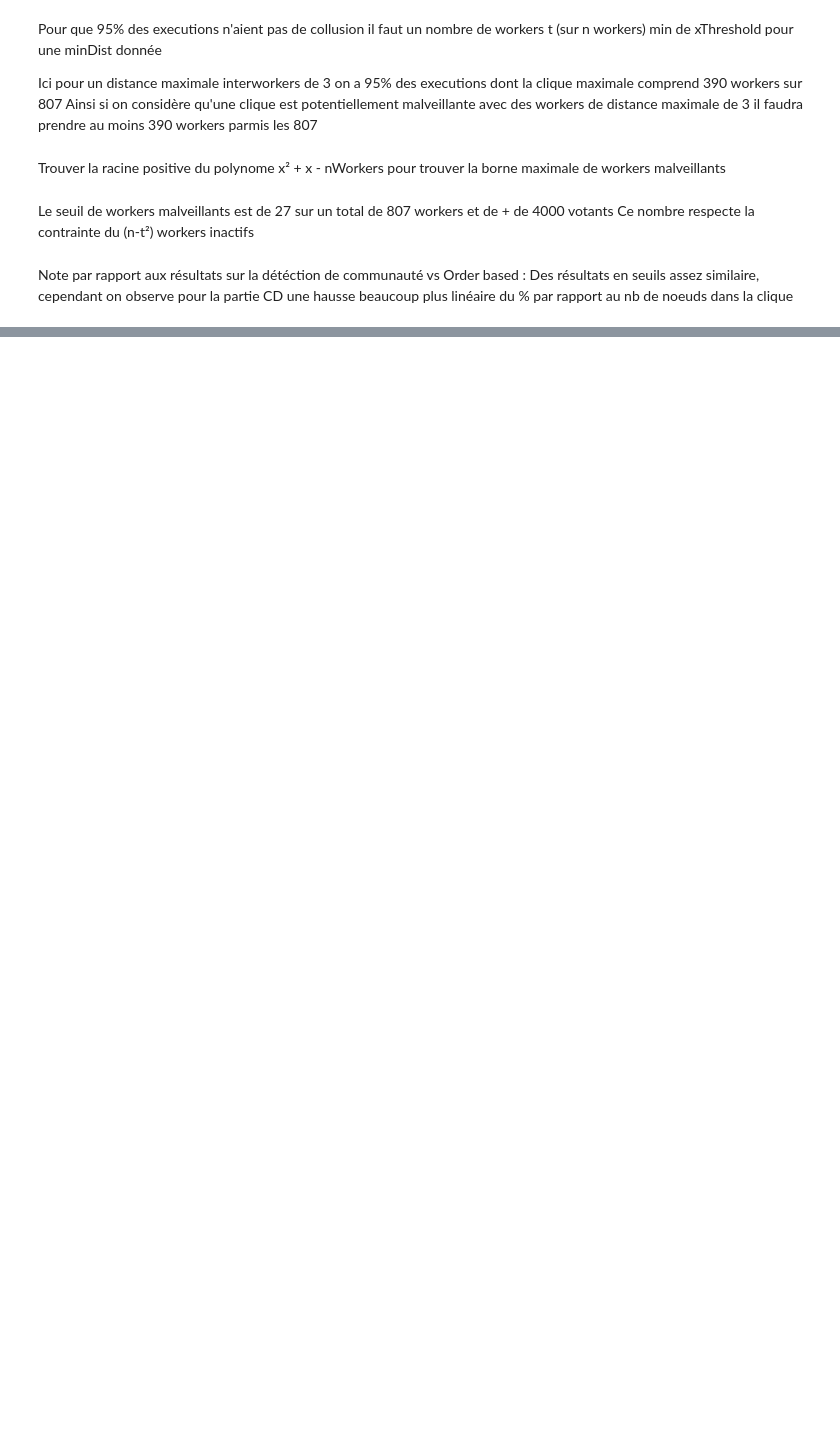
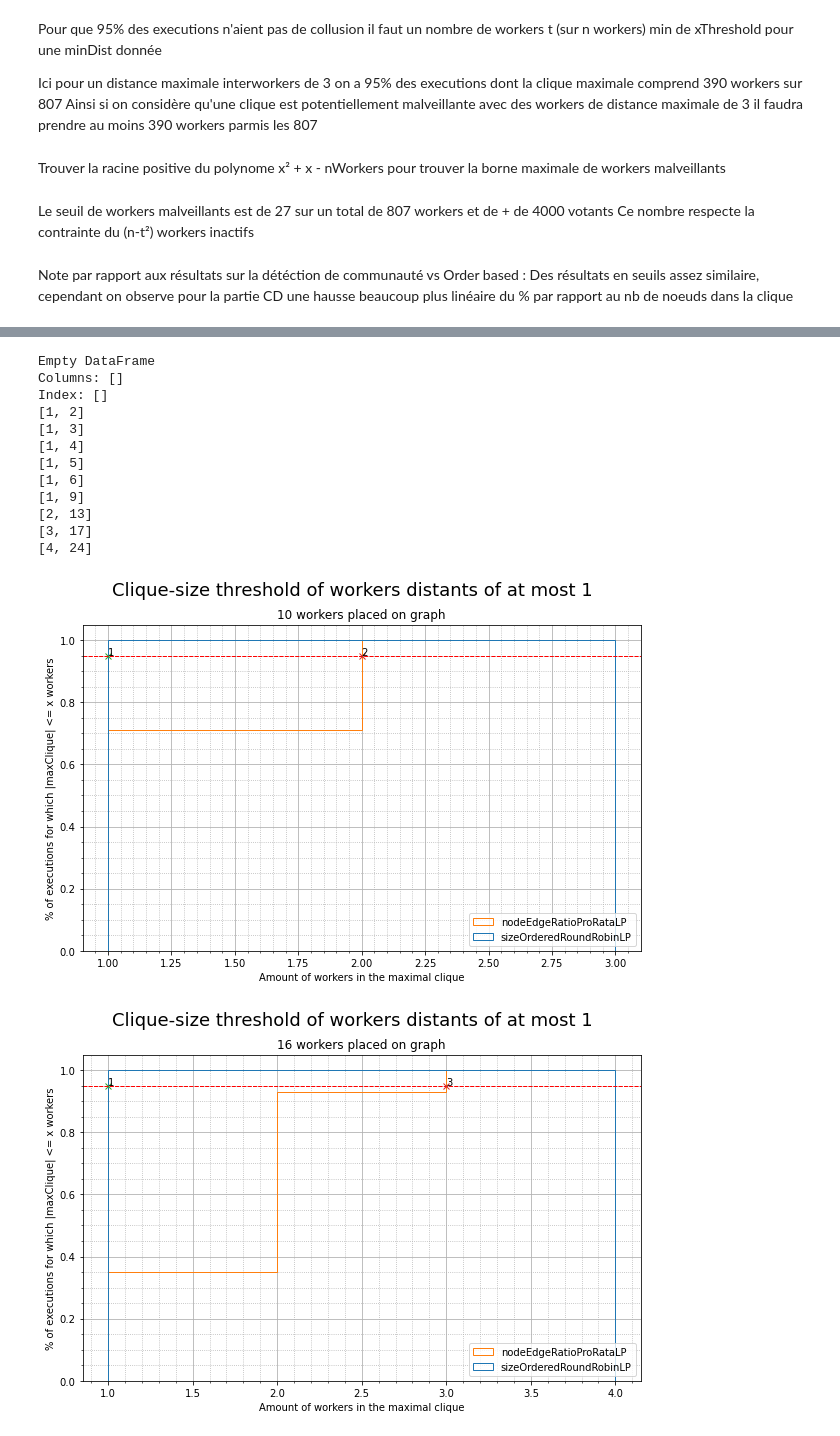
Before and after one commit to mbettinger/collusion-resistant-worker-set-selection, a Jupyter notebook: notebooks/experimentation_analysis.ipynb, the cells around one changed output, grey strips where cells are left out. Saved outputs shown, nothing was run; the diff lists cells and outputs as text; code cells hidden in the pictures; blank space fills up the shorter version.

```diff
--- a/notebooks/experimentation_analysis.ipynb
+++ b/notebooks/experimentation_analysis.ipynb
@@ -301,0 +323,69 @@ Note par rapport aux résultats sur la détéction de communauté vs Order based
+# %%
+
+df.head()
+df = df[[
+    'filename',
+    'nWorkers',
+    'voterSeed',
+    'comDet',
+    'assignment',
+    'withBoundary',
+    'distType',
+    'candidates',
+    'minDist'
+]]
+#print(df)
+cols = df.columns[:-2].tolist()
+maxCliquesPerWorkersandMethod=pd.DataFrame()
+print(maxCliquesPerWorkersandMethod)
+for nw in [10,16,43,70,114,186,304,495,807]:
+    conditions=[
+
+        df["voterSeed"].isin(["NA"])\
+            & df["withBoundary"].isin([True])\
+            & df["assignment"].isin(["sizeProRataWorkerAssignement"])\
+            & df["comDet"].isin(["community_multilevel"])\
+            & df["nWorkers"].isin([nw])\
+
+            ,
+            ~df["voterSeed"].isin(["NA"])\
+            & df["nWorkers"].isin([nw])\
+            & df["assignment"].isin(["generateArrangementNumber"])
+               ]
+    cliqueSizes=[]
+    for condition in conditions:
+        groupDf = df.where(condition).dropna().groupby(by=cols)[['candidates', 'minDist']].apply(formatToDict)
+        cliqueNumber = [ { k:len(v) for k,v in element.items() } for element in groupDf ]
+        cliqueSize = [ { k:len(v[0]) for k,v in element.items() } for element in groupDf ]
+        cliqueSizes.append(cliqueSize)
+    #print(cliqueSizes)
+    threshold=0.95
+    for minDist in range(1,2):
+        cliqueSizeByMinDist = [[ element.get(minDist) for element in cliqueSize if element.get(minDist) is not None]
+                                  for cliqueSize in cliqueSizes]
+        plotData={"suptitle":"Clique-size threshold of workers distants of at most {}".format(minDist),
+                 "title":"{} workers placed on graph".format(nw),
+                 }
+        thresholds=workerThreshold(cliqueSizeByMinDist, minDist, threshold,plotData)
+        print(thresholds)
+        maxCliquesPerWorkersandMethod[nw]=thresholds
+maxCliquesPerWorkersandMethod.index=[
+
+                                     "sizeProRataML",
+
+                                "arrangementNumbering",]
+# %% [output]
+Empty DataFrame
+Columns: []
+Index: []
+[1, 2]
+[1, 3]
+[1, 4]
+[1, 5]
+[1, 6]
+[1, 9]
+[2, 13]
+[3, 17]
+[4, 24]
+[figure, added]
+[figure, added]
```
Also changed, not shown: parts of 10 cells of this notebook, 3 other files.
